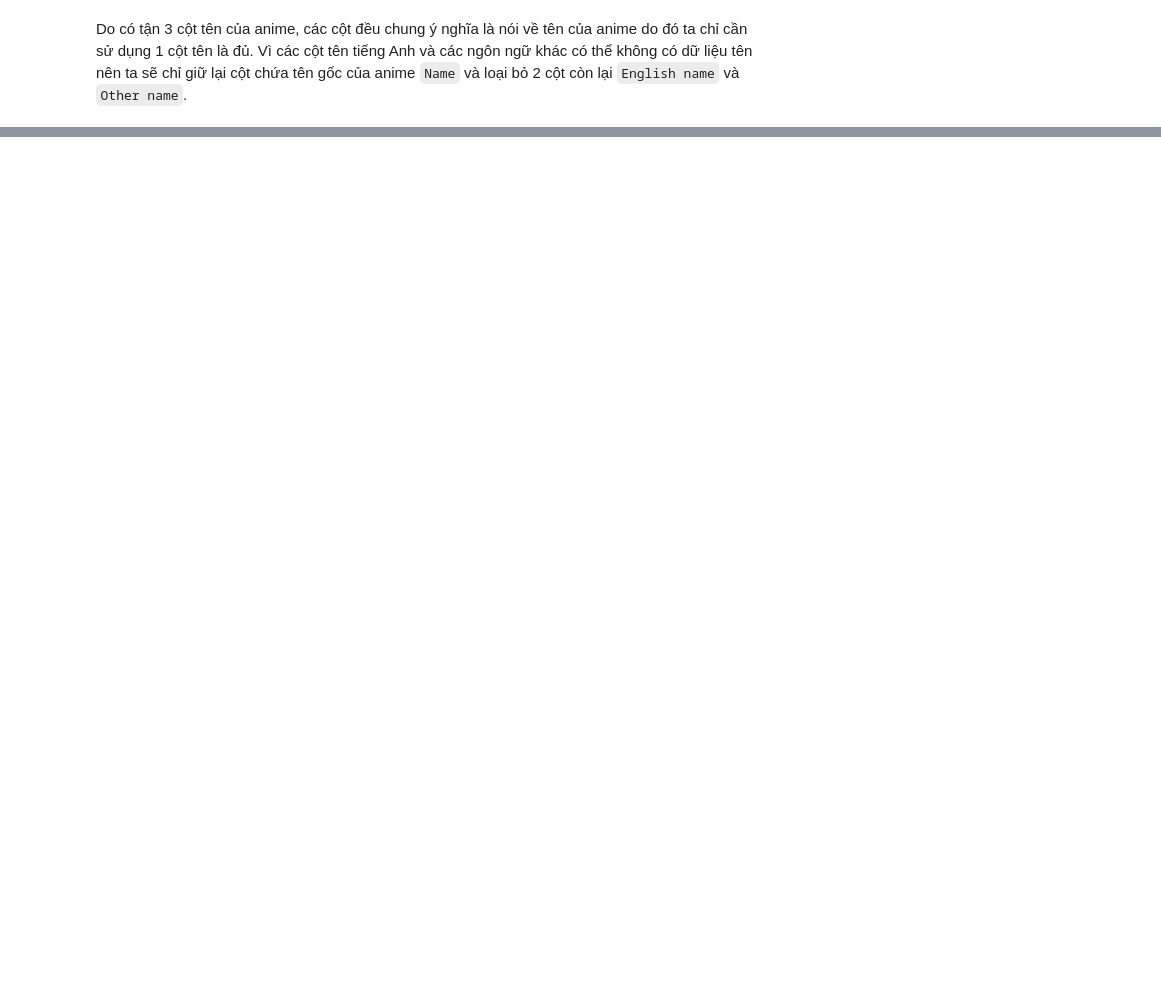
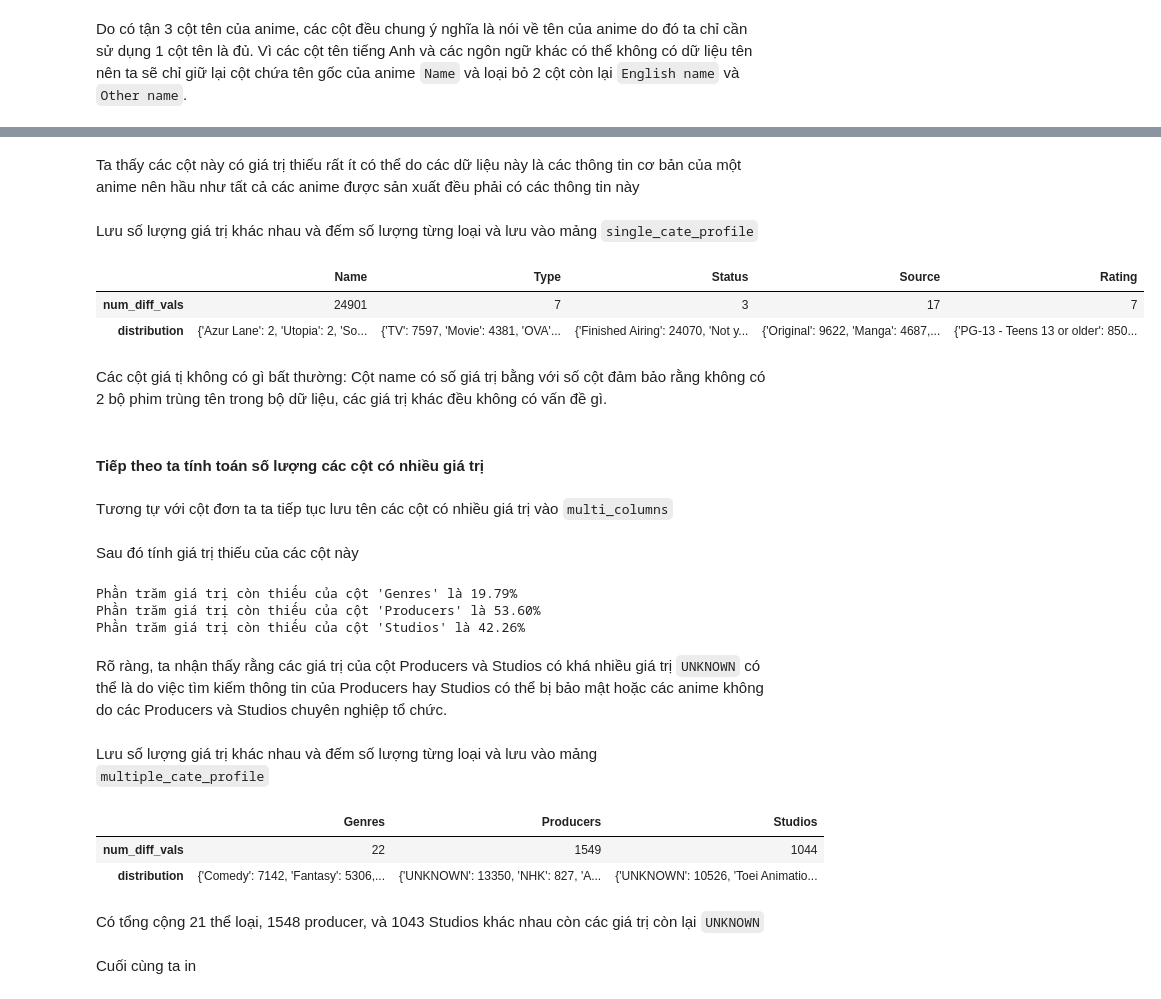
Before and after one commit to AnTuannn/FinalProject_LTKHDL_HKT, a Jupyter notebook: KhamPhaDuLieu.ipynb, the cells around one changed output, grey strips where cells are left out. Drawn from its saved outputs; the diff is of its cells as text; code cells hidden in the pictures; blank space fills up the shorter version.

```diff
--- a/KhamPhaDuLieu.ipynb
+++ b/KhamPhaDuLieu.ipynb
@@ -199,0 +300,2 @@ dtype: int64
+# %%
+single_columns = ['Name', 'Type', 'Status', 'Source', 'Rating']
@@ -199,0 +315,21 @@ dtype: int64
+# %% [markdown]
+Ta thấy các cột này có giá trị thiếu rất ít có thể do các dữ liệu này là các thông tin cơ bản của một anime nên hầu như tất cả các anime được sản xuất đều phải có các thông tin này
+# %% [markdown]
+Lưu số lượng giá trị khác nhau và đếm số lượng từng loại và lưu vào mảng `single_cate_profile`
+# %%
+single_cate_profile = pd.DataFrame(index=["num_diff_vals", "distribution"])
+num_diff_vals = anime23_df[single_columns].nunique()
+distribution = anime23_df[single_columns].agg(lambda column: pd.Series(column).value_counts().to_dict())
+single_cate_profile[single_columns] = [num_diff_vals, distribution]
+
+single_cate_profile
+# %% [output]
+|  | Name | Type | Status | Source | Rating |
+| num_diff_vals | 24901 | 7 | 3 | 17 | 7 |
+| distribution | {'Azur Lane': 2, 'Utopia': 2, 'So... | {'TV': 7597, 'Movie': 4381, 'OVA'... | {'Finished Airing': 24070, 'Not y... | {'Original': 9622, 'Manga': 4687,... | {'PG-13 - Teens 13 or older': 850... |
+# %% [markdown]
+Các cột giá tị không có gì bất thường: Cột name có số giá trị bằng với số cột đảm bảo rằng không có 2 bộ phim trùng tên trong bộ dữ liệu, các giá trị khác đều không có vấn đề gì.
+# %% [markdown]
+#### Tiếp theo ta tính toán số lượng các cột có nhiều giá trị
+# %% [markdown]
+Tương tự với cột đơn ta ta tiếp tục lưu tên các cột có nhiều giá trị vào `multi_columns`
@@ -199,0 +338,15 @@ dtype: int64
+# %% [markdown]
+Sau đó tính giá trị thiếu của các cột này
+# %%
+for col in multi_columns:
+    percentage_missing = (anime23_df[col] == 'UNKNOWN').mean() * 100
+    percentage_missing_dic[col] = percentage_missing
+    print(f'Phần trăm giá trị còn thiếu của cột \'{col}\' là {percentage_missing:.2f}%')
+# %% [output]
+Phần trăm giá trị còn thiếu của cột 'Genres' là 19.79%
+Phần trăm giá trị còn thiếu của cột 'Producers' là 53.60%
+Phần trăm giá trị còn thiếu của cột 'Studios' là 42.26%
+# %% [markdown]
+Rõ ràng, ta nhận thấy rằng các giá trị của cột Producers và Studios có khá nhiều giá trị `UNKNOWN` có thể là do việc tìm kiếm thông tin của Producers hay Studios có thể bị bảo mật hoặc các anime không do các Producers và Studios chuyên nghiệp tổ chức.
+# %% [markdown]
+Lưu số lượng giá trị khác nhau và đếm số lượng từng loại và lưu vào mảng `multiple_cate_profile`
@@ -199,0 +361,13 @@ dtype: int64
+# %%
+multiple_cate_profile = pd.DataFrame(index=["num_diff_vals", "distribution"])
+multiple_cate_profile[multi_columns] = [num_diff_vals, distribution]
+
+multiple_cate_profile
+# %% [output]
+|  | Genres | Producers | Studios |
+| num_diff_vals | 22 | 1549 | 1044 |
+| distribution | {'Comedy': 7142, 'Fantasy': 5306,... | {'UNKNOWN': 13350, 'NHK': 827, 'A... | {'UNKNOWN': 10526, 'Toei Animatio... |
+# %% [markdown]
+Có tổng cộng 21 thể loại, 1548 producer, và 1043 Studios khác nhau còn các giá trị còn lại `UNKNOWN`
+# %% [markdown]
+Cuối cùng ta in
```
Also changed, not shown: parts of 42 cells of this notebook, 1 other file.
